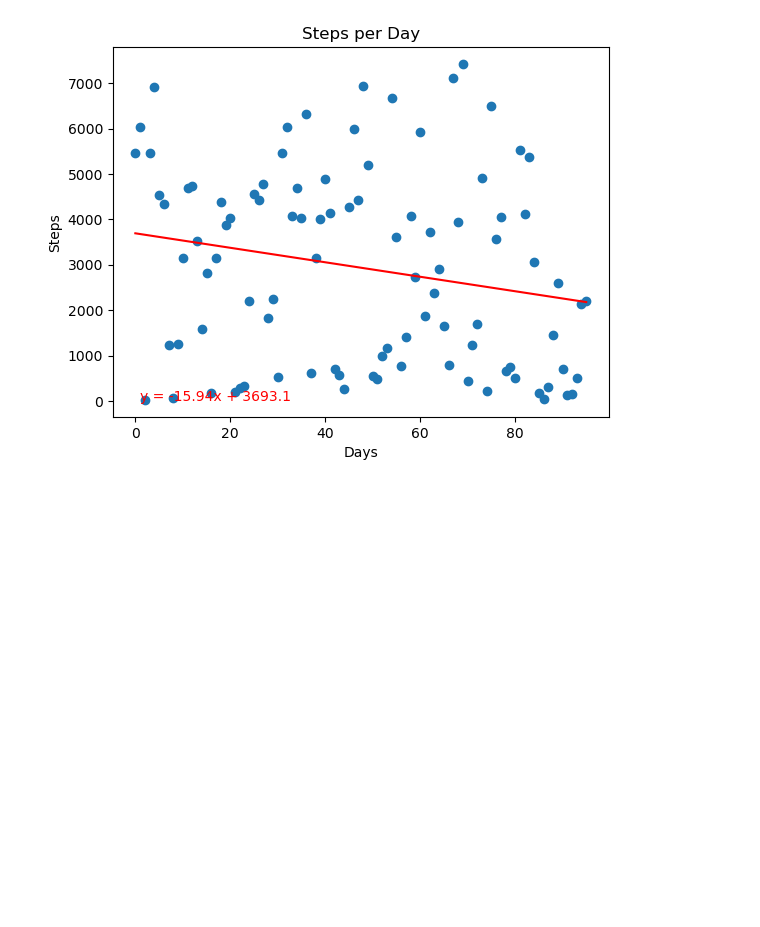
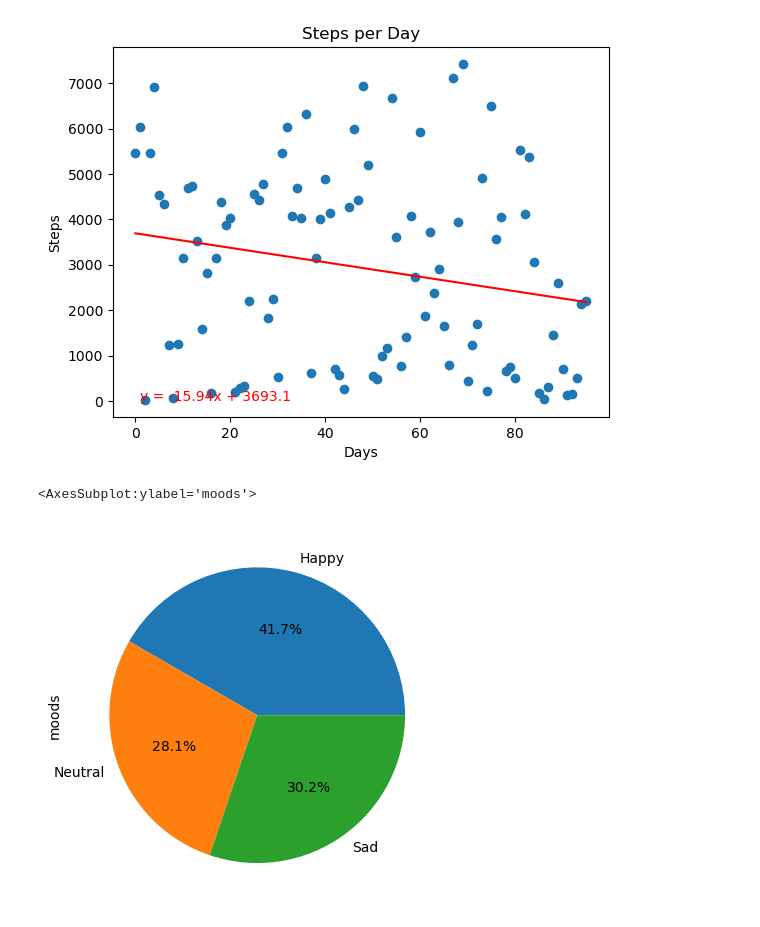
Before and after one commit to jgillas/Project_One_Group_3, a Jupyter notebook: Project 1- Fitness.ipynb, the cells around one changed output. Saved outputs shown, nothing was run; the diff lists cells and outputs as text; code cells hidden in the pictures; blank space fills up the shorter version.

```diff
--- a/Project 1- Fitness.ipynb
+++ b/Project 1- Fitness.ipynb
@@ -179,4 +175,10 @@ The r-squared is: 0.04291890669621571
 # %%
 #pie chart for mood
+mood_df = fitness_df.groupby('moods')
+mood_count = mood_df['moods'].count()
+mood_count.plot.pie(autopct='%1.1f%%')
+# %% [output]
+<AxesSubplot:ylabel='moods'>
+[figure, added]
 # %%
 #bar chart for hours of sleep and mood
```
Also changed, not shown: parts of 9 cells of this notebook.
